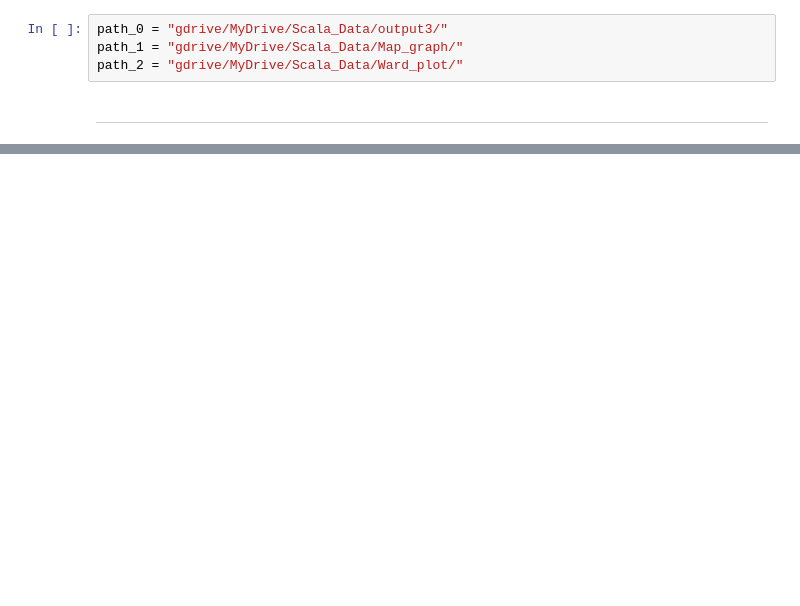
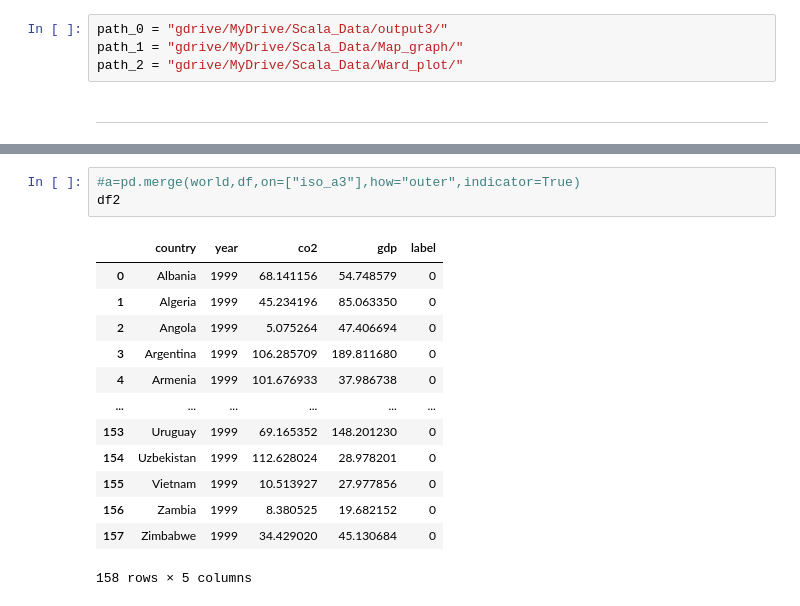
Before and after one commit to DaniMe98/Ward-on-annual-CO2-GDP, a Jupyter notebook: notebooks/ward_graphic.ipynb, the cells around one changed output, grey strips where cells are left out. Drawn from its saved outputs; the diff is of its cells as text; blank space fills up the shorter version.

```diff
--- a/notebooks/ward_graphic.ipynb
+++ b/notebooks/ward_graphic.ipynb
@@ -76 +123,18 @@ colore
+# %%
+#a=pd.merge(world,df,on=["iso_a3"],how="outer",indicator=True)
+df2
+# %% [output]
+|  | country | year | co2 | gdp | label |
+| 0 | Albania | 1999 | 68.141156 | 54.748579 | 0 |
+| 1 | Algeria | 1999 | 45.234196 | 85.063350 | 0 |
+| 2 | Angola | 1999 | 5.075264 | 47.406694 | 0 |
+| 3 | Argentina | 1999 | 106.285709 | 189.811680 | 0 |
+| 4 | Armenia | 1999 | 101.676933 | 37.986738 | 0 |
+| ... | ... | ... | ... | ... | ... |
+| 153 | Uruguay | 1999 | 69.165352 | 148.201230 | 0 |
+| 154 | Uzbekistan | 1999 | 112.628024 | 28.978201 | 0 |
+| 155 | Vietnam | 1999 | 10.513927 | 27.977856 | 0 |
+| 156 | Zambia | 1999 | 8.380525 | 19.682152 | 0 |
+| 157 | Zimbabwe | 1999 | 34.429020 | 45.130684 | 0 |
+158 rows × 5 columns
 # %%
```
Also changed, not shown: parts of 9 cells of this notebook, 2 other files.
